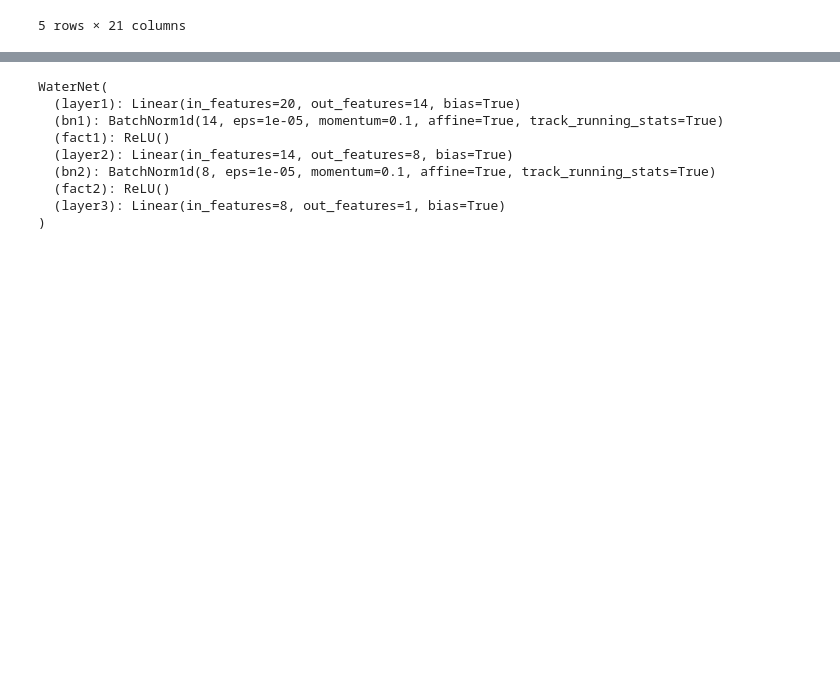
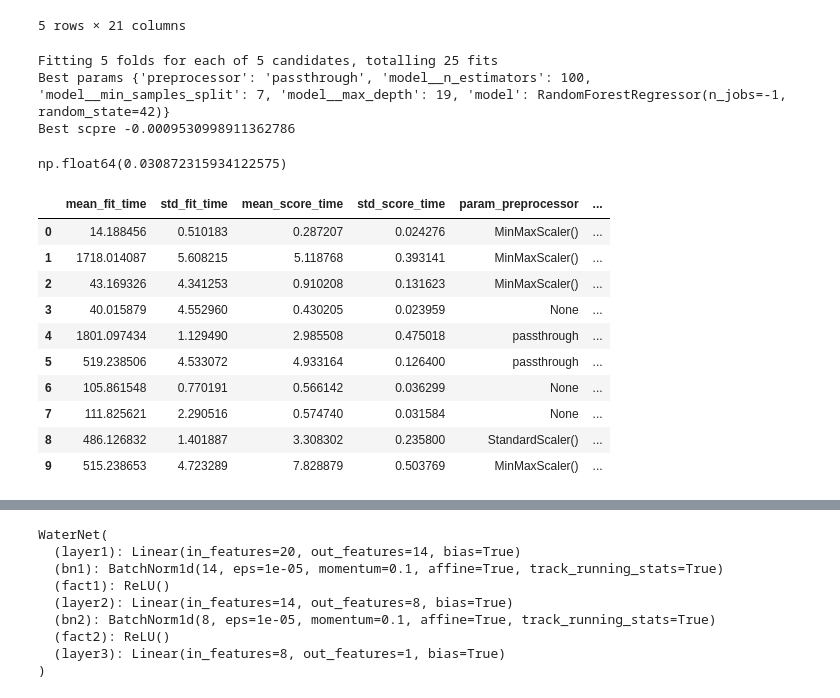
Before and after one commit to IlyyaNeustroev/ML-2025-practice-case-3, a Jupyter notebook: ML/Новая папка/pr1.ipynb, the cells around one changed output, grey strips where cells are left out. Saved outputs shown, nothing was run; the diff lists cells and outputs as text; code cells hidden in the pictures; blank space fills up the shorter version.

Commit message:
edit ML, added CatBoost, Forest and etc

```diff
--- a/ML/Новая папка/pr1.ipynb
+++ b/ML/Новая папка/pr1.ipynb
@@ -374,0 +347,60 @@ df_test.head()
+# %%
+pipeline_tree = Pipeline([
+    ("preprocessor", None),
+    ("model", tree_model)
+])
+# %%
+params_tree = [
+    {
+        "model": [tree_model],
+        "model__max_depth": list(range(5, 8)),
+        "model__min_samples_split": list(range(5, 8)),
+        "preprocessor": [None, StandardScaler(), MinMaxScaler(), 'passthrough']
+    },
+    {
+        "model": [random_tree_model],
+        "model__n_estimators": [100, 500],
+        "model__max_depth": list(range(15, 20)),
+        "model__min_samples_split": list(range(5, 9)),
+        "preprocessor": [None, StandardScaler(), MinMaxScaler(), 'passthrough']
+    }
+]
+# %%
+rs = RandomizedSearchCV(
+    estimator=pipeline_tree,
+    param_distributions=params_tree,
+    n_iter=5,
+    cv=5,
+    n_jobs=-1,
+    random_state=42,
+    scoring="neg_mean_squared_error",
+    verbose=1
+)
+# %%
+rs.fit(X_train, y_train)
+print("Best params", rs.best_params_)
+print("Best scpre", rs.best_score_)
+# %% [output]
+Fitting 5 folds for each of 5 candidates, totalling 25 fits
+Best params {'preprocessor': 'passthrough', 'model__n_estimators': 100, 'model__min_samples_split': 7, 'model__max_depth': 19, 'model': RandomForestRegressor(n_jobs=-1, random_state=42)}
+Best scpre -0.0009530998911362786
+# %%
+tree_rmse = np.sqrt(-rs.best_score_)
+tree_rmse
+# %% [output]
+np.float64(0.030872315934122575)
+# %%
+results = pd.DataFrame(rs.cv_results_)
+results
+# %% [output]
+|  | mean_fit_time | std_fit_time | mean_score_time | std_score_time | param_preprocessor | ... |
+| 0 | 14.188456 | 0.510183 | 0.287207 | 0.024276 | MinMaxScaler() | ... |
+| 1 | 1718.014087 | 5.608215 | 5.118768 | 0.393141 | MinMaxScaler() | ... |
+| 2 | 43.169326 | 4.341253 | 0.910208 | 0.131623 | MinMaxScaler() | ... |
+| 3 | 40.015879 | 4.552960 | 0.430205 | 0.023959 | None | ... |
+| 4 | 1801.097434 | 1.129490 | 2.985508 | 0.475018 | passthrough | ... |
+| 5 | 519.238506 | 4.533072 | 4.933164 | 0.126400 | passthrough | ... |
+| 6 | 105.861548 | 0.770191 | 0.566142 | 0.036299 | None | ... |
+| 7 | 111.825621 | 2.290516 | 0.574740 | 0.031584 | None | ... |
+| 8 | 486.126832 | 1.401887 | 3.308302 | 0.235800 | StandardScaler() | ... |
+| 9 | 515.238653 | 4.723289 | 7.828879 | 0.503769 | MinMaxScaler() | ... |
```
Also changed, not shown: parts of 18 cells of this notebook.
